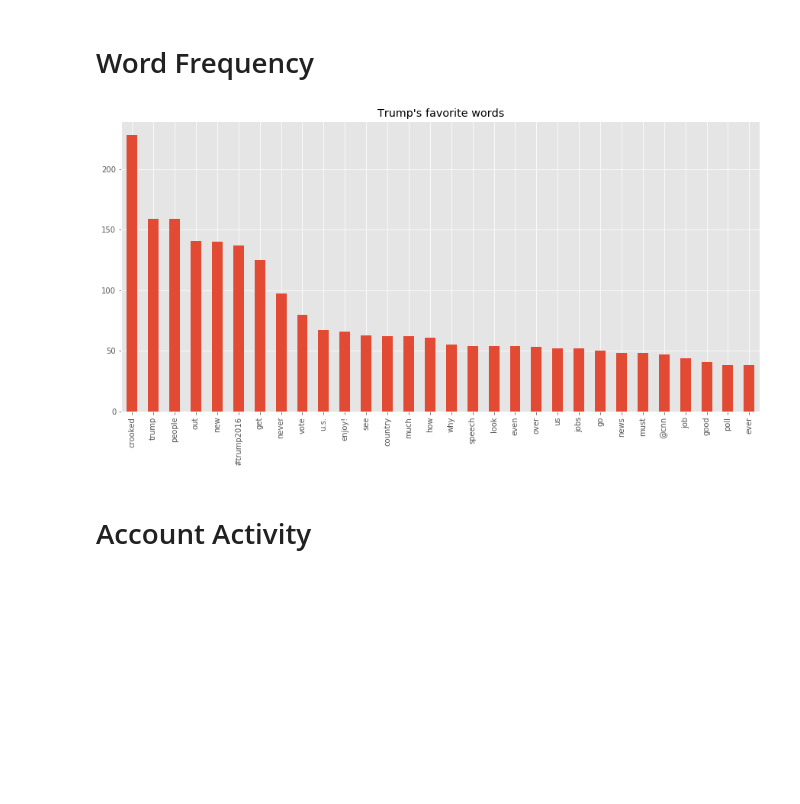
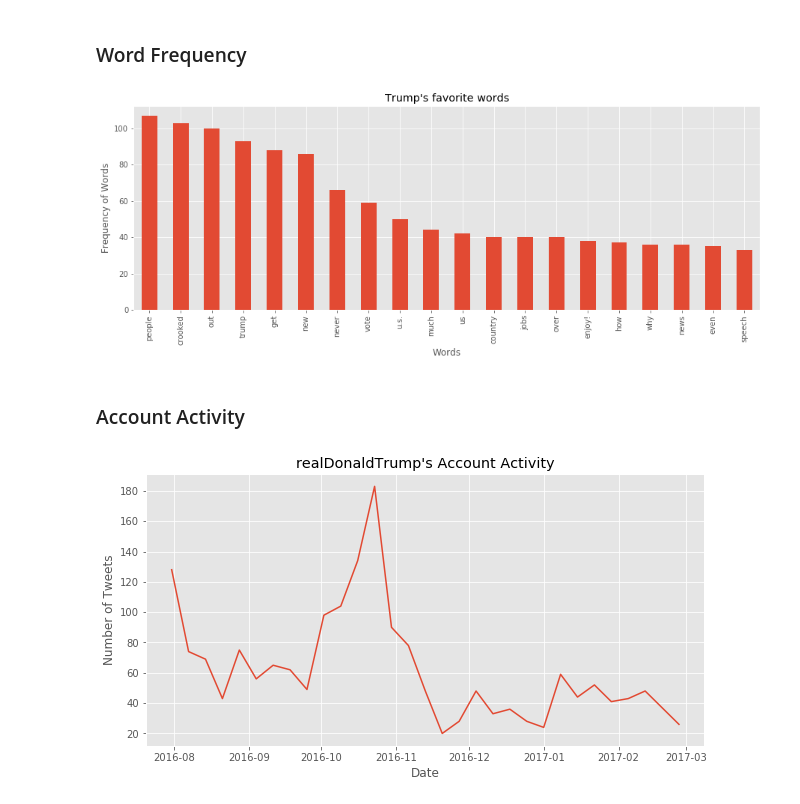
Before and after one commit to jsondoo/TweetMine, a Jupyter notebook: TweetMine.ipynb, the cells around one changed output. Drawn from its saved outputs; the diff is of its cells as text; code cells hidden in the pictures; blank space fills up the shorter version.

Commit message:
Add account activity

```diff
--- a/TweetMine.ipynb
+++ b/TweetMine.ipynb
@@ -99,21 +76,23 @@ Donald Trump's most favorited tweet with 633798 tweets:
 Such a beautiful and important evening! The forgotten man and woman will never be forgotten again. We will all come together as never before
 # %% [markdown]
-# Word Frequency
+### Word Frequency
 # %%
 word_series = pd.Series(' '.join(df['text']).lower().split())
 stop_words = ['the','is','of','at','to','be','and','in','a','will','for','on','with','i','you','we','our','my','it',
               '-','by','me','not','just','rt','so','very','she','from','who','her','but','no','or','he','up','would','should',
               'do']
 filt  = list(filter(lambda word: not any(s in word for s in stop_words), word_series)) # filter stop words
 
-plt.figure(figsize=(15,7))
+plt.figure(figsize=(15,5))
 plt.title("Trump's favorite words")
 
-N = 30
+N = 20
 word_freq = pd.Series(filt).value_counts()[:N]           # top N words
 word_freq.plot(kind='bar')                               # how to rotate ticks?
+plt.xlabel('Words')
+plt.ylabel('Frequency of Words')
 plt.show()
 # %% [output]
-[figure, old version]
+[figure, new version]
 # %% [markdown]
-# Account Activity
+### Account Activity
@@ -121,0 +99,13 @@ plt.show()
+# %%
+ind_df = df.set_index('created_at')
+ind_df = ind_df.groupby(pd.TimeGrouper(freq='W')).count().loc[:,'text'] # group by weeks, count, and extract a series
+trim_df = ind_df.ix[1:len(ind_df)-1] # trim first/last week to ensure we show data collected from full weeks
+
+plt.figure(figsize=(10,5))
+plt.title(twitter_id + "'s Account Activity")
+plt.xlabel('Date')
+plt.ylabel('Number of Tweets')
+plt.plot(trim_df)
+plt.show()
+# %% [output]
+[figure, added]
```
Also changed, not shown: parts of 12 cells of this notebook, 1 other file.
